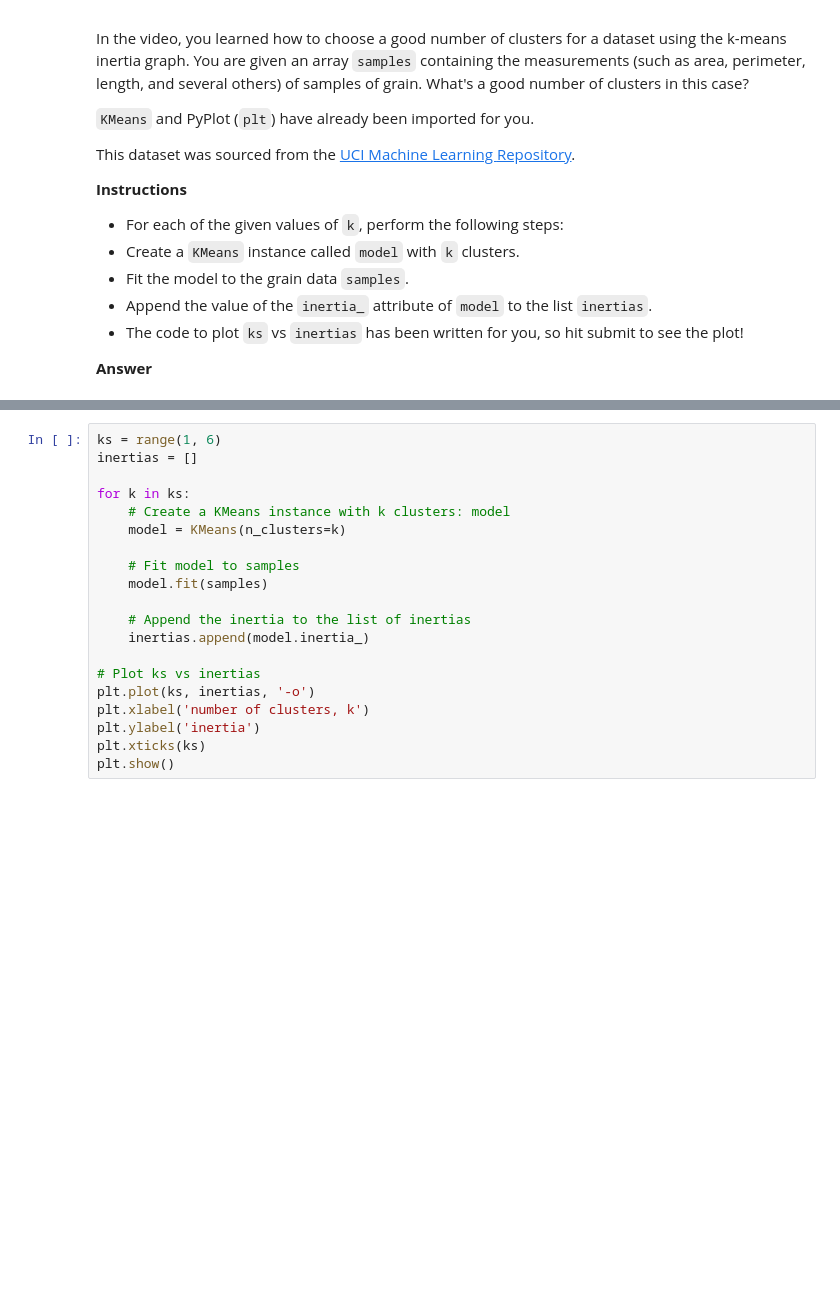
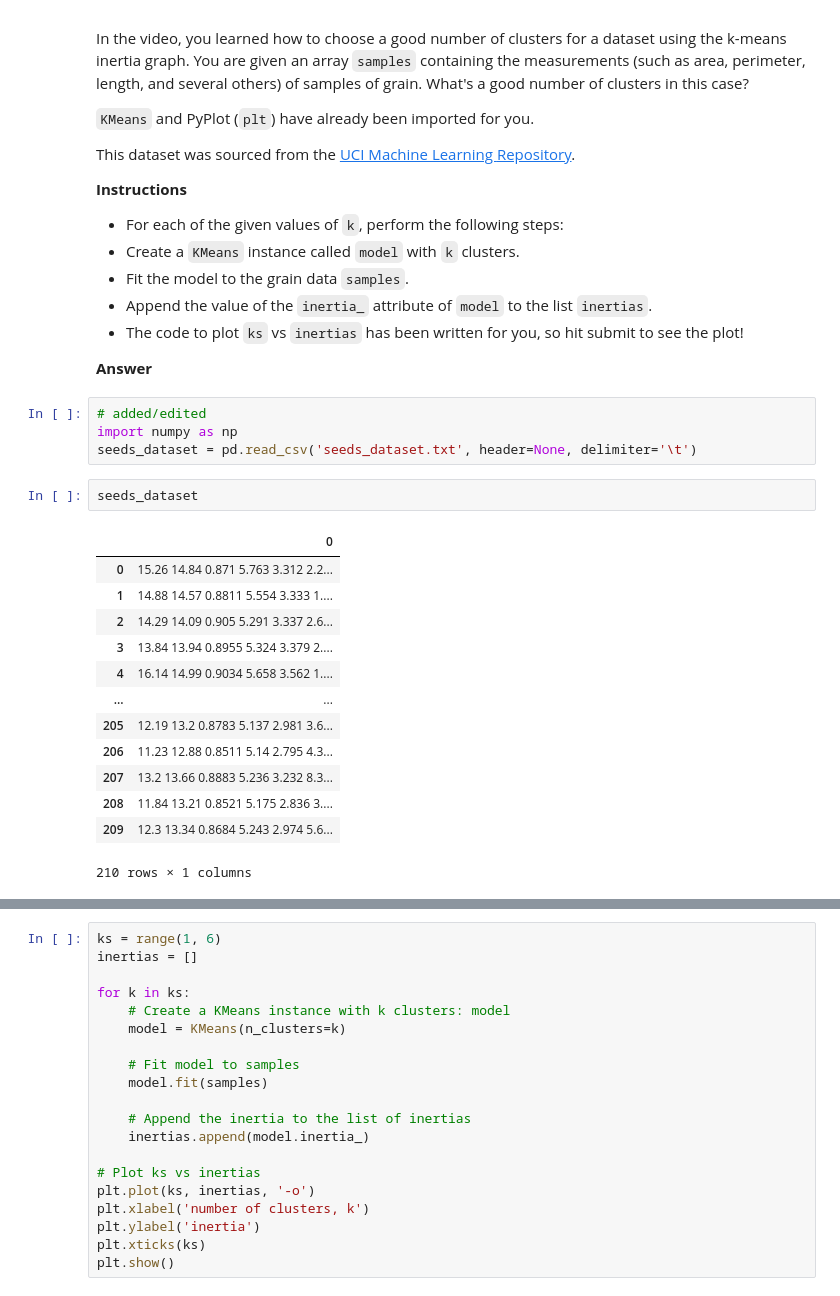
Before and after one commit to datttrian/unsupervised-learning-in-python, a Jupyter notebook: notebook.ipynb, the cells around one changed output, grey strips where cells are left out. Cells and saved outputs as stored; diff of their text form; blank space fills up the shorter version.

```diff
--- a/notebook.ipynb
+++ b/notebook.ipynb
@@ -156,6 +156,26 @@ Repository](https://archive.ics.uci.edu/ml/datasets/seeds).
   submit to see the plot!
 
 **Answer**
+# %%
+# added/edited
+import numpy as np
+seeds_dataset = pd.read_csv('seeds_dataset.txt', header=None, delimiter='\t')
+# %%
+seeds_dataset
+# %% [output]
+|  | 0 |
+| 0 | 15.26 14.84 0.871 5.763 3.312 2.2... |
+| 1 | 14.88 14.57 0.8811 5.554 3.333 1.... |
+| 2 | 14.29 14.09 0.905 5.291 3.337 2.6... |
+| 3 | 13.84 13.94 0.8955 5.324 3.379 2.... |
+| 4 | 16.14 14.99 0.9034 5.658 3.562 1.... |
+| ... | ... |
+| 205 | 12.19 13.2 0.8783 5.137 2.981 3.6... |
+| 206 | 11.23 12.88 0.8511 5.14 2.795 4.3... |
+| 207 | 13.2 13.66 0.8883 5.236 3.232 8.3... |
+| 208 | 11.84 13.21 0.8521 5.175 2.836 3.... |
+| 209 | 12.3 13.34 0.8684 5.243 2.974 5.6... |
+210 rows × 1 columns
 # %%
 # added/edited
 import numpy as np
```
Also changed, not shown: parts of 1 cell of this notebook, 1 other file.
